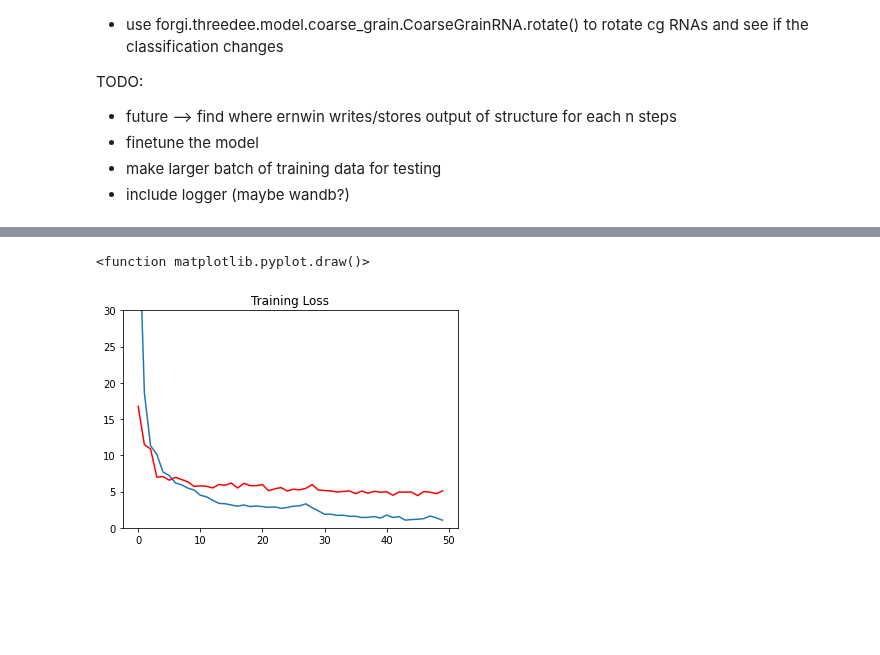
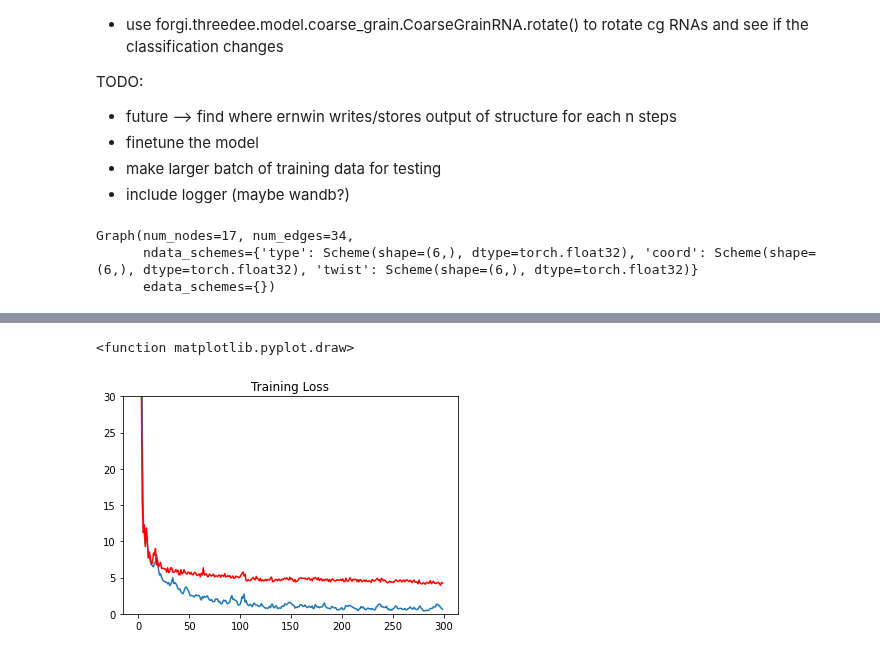
Before and after one commit to milang9/3d_classifier, a Jupyter notebook: 3d_classifier.ipynb, the cells around one changed output, grey strips where cells are left out. Cells and saved outputs as stored; diff of their text form; code cells hidden in the pictures; blank space fills up the shorter version.

Commit message:
added 1 sagegraph layer and nodes

```diff
--- a/3d_classifier.ipynb
+++ b/3d_classifier.ipynb
@@ -187,6 +217,13 @@ val_dataset = CGDataset(val_dir, val_rmsd)
 val_dataloader = dtl.pytorch.GraphDataLoader(val_dataset)
 # %%
 #perhaps a module to coarsen/pool graph nodes
+test_g = training_dataset[0][0]
+
+dgl.
+# %% [output]
+Graph(num_nodes=17, num_edges=34,
+      ndata_schemes={'type': Scheme(shape=(6,), dtype=torch.float32), 'coord': Scheme(shape=(6,), dtype=torch.float32), 'twist': Scheme(shape=(6,), dtype=torch.float32)}
+      edata_schemes={})
 # %%
 #Model
 import dgl.nn as dglnn
@@ -210,14 +247,16 @@ class CG_Classifier(th.nn.Module):
         self.conv2 = GraphConv(48, 24, activation=F.relu)
         self.conv3 = GraphConv(24, 12, activation=F.relu)
         '''
-        self.conv1 = dglnn.TAGConv(6, 64, k=2, activation=F.relu)
-        self.conv2 = dglnn.TAGConv(64, 32, k=2, activation=F.relu)
-        self.conv3 = dglnn.TAGConv(32, 24, k=1, activation=F.relu)
+        self.conv1 = dglnn.TAGConv(6, 128, k=2, activation=F.relu)
+        self.conv2 = dglnn.TAGConv(128, 64, k=2, activation=F.relu)
+        self.conv3 = dglnn.TAGConv(64, 32, k=1, activation=F.relu)
 
-        self.max_pool = dgl.nn.MaxPooling()
+        self.max_pool = dglnn.SumPooling() #dgl.nn.MaxPooling()
+        #self.diffpool = dgl.nn.
 
-        self.sage_conv1 = dglnn.SAGEConv(24*num_features, 20, 'pool')
-        self.sage_conv2 = dglnn.SAGEConv(20, 16, 'pool')
+        self.sage_conv1 = dglnn.SAGEConv(32*num_features, 24, 'pool')
+        self.sage_conv2 = dglnn.SAGEConv(24, 20, 'pool')
+        self.sage_conv3 = dglnn.SAGEConv(20, 16, 'pool')
 
         self.dense1 = th.nn.Linear(16, 512)
         self.dense2 = th.nn.Linear(512, 512)
@@ -257,19 +296,15 @@ class CG_Classifier(th.nn.Module):
         #TODO: add readout function
         #      how to best use pooling?
 
-        g.ndata["combi"] = th.cat((nt, nc, nw), 1) #tcw
-        #if self.c == 0:
-            #print(g.ndata["combi"])
-            #print(g)
-            #new_g = neighbor_matching(g)
-            #print(new_g)
-        combi = g.ndata["combi"]
-        combi = self.sage_conv1(g, combi)
-
         #g.update_all(fn.copy_u(src="combi", out="pool1"), fn.max()) #find out what could be target and destination for fn.copy_u
         #combi = g.ndata["pool1"]
 
+        g.ndata["combi"] = th.cat((nt, nc, nw), 1) #tcw
+
+        combi = g.ndata["combi"]
+        combi = self.sage_conv1(g, combi)
         combi = self.sage_conv2(g, combi)
+        combi = self.sage_conv3(g, combi)
         combi = self.max_pool(g, combi)
 
         tcw_mean = combi.mean(dim=0) #dgl.mean_nodes(g, combi)
@@ -298,7 +333,7 @@ model = CG_Classifier(
 opt = th.optim.Adam(model.parameters(), lr=0.001)
 model.train()
 #th.autograd.set_detect_anomaly(True)
-epochs = 50
+epochs = 300
 
 #val setup
 val_losses = []
@@ -359,5 +401,5 @@ Epoch 45: Training loss 1.1795, Validation loss 4.4395
-<function matplotlib.pyplot.draw()>
+<function matplotlib.pyplot.draw>
-[figure, old version]
+[figure, new version]
 # %%
 #Test
 
```
Also changed, not shown: parts of 4 cells of this notebook.
